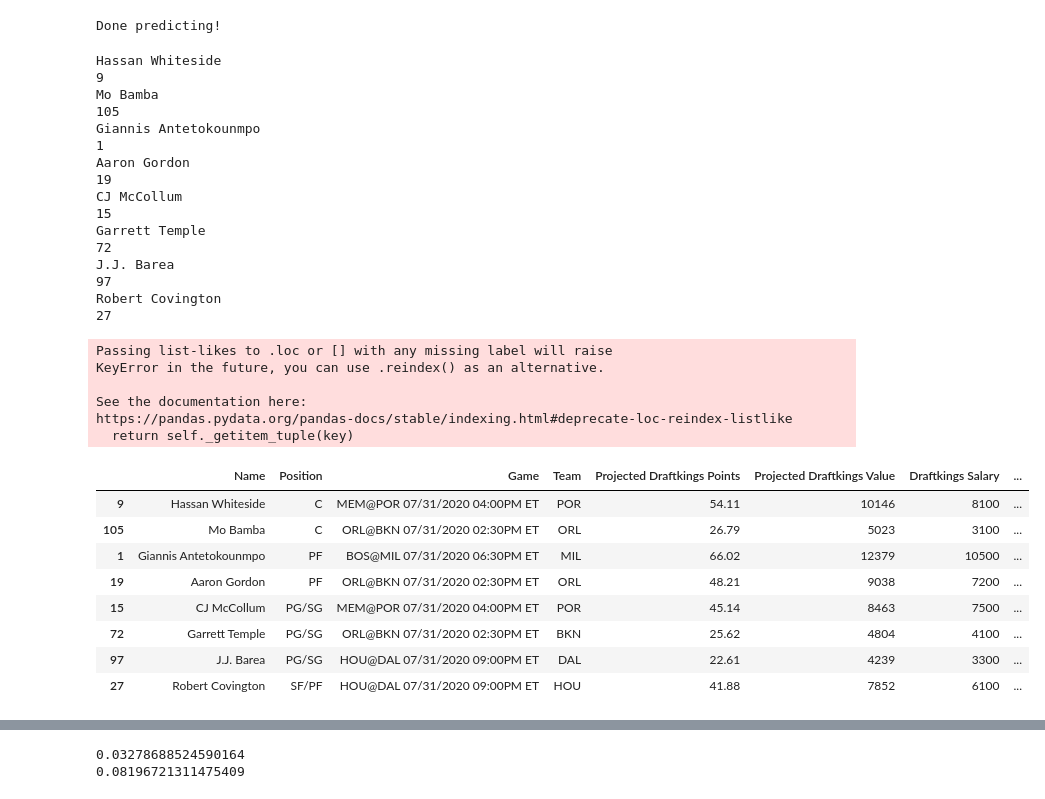
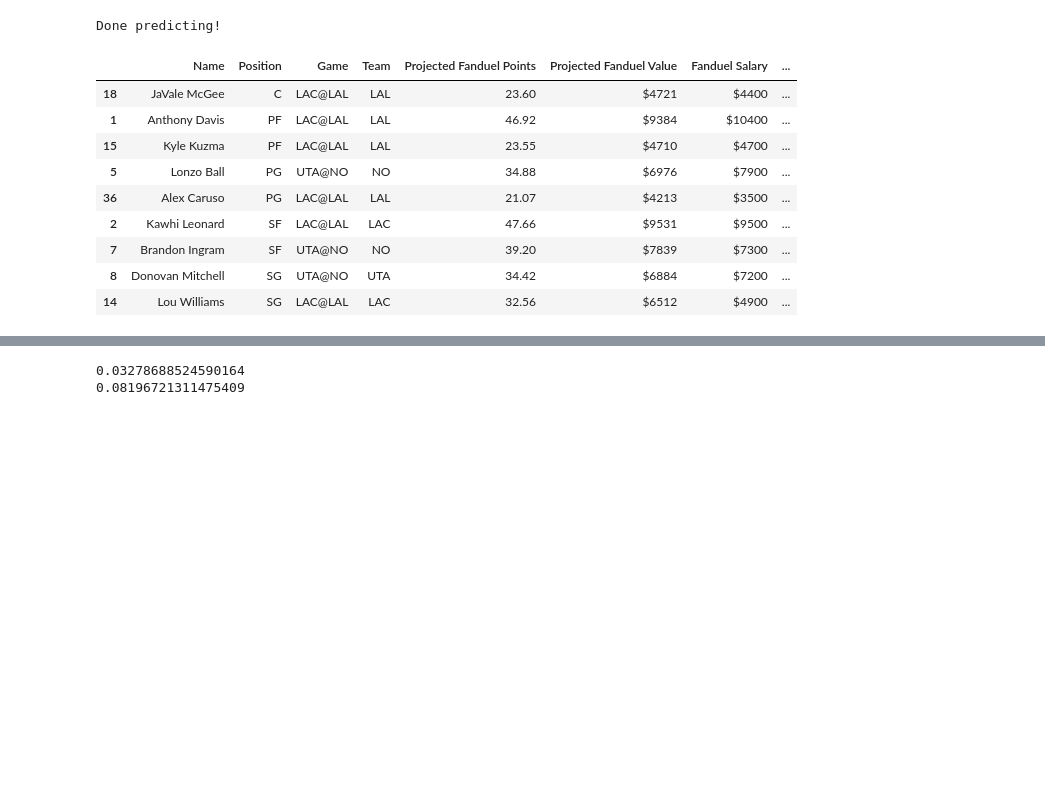
Before and after one commit to Shaviv-Hoffman-Lowitz/Sports-Analytics-Group-at-Berkeley-Machine-Learning-Project, a Jupyter notebook: final_model.ipynb, the cells around one changed output, grey strips where cells are left out. Drawn from its saved outputs; the diff is of its cells as text; code cells hidden in the pictures; blank space fills up the shorter version.

Commit message:
fixes in displaying value

```diff
--- a/final_model.ipynb
+++ b/final_model.ipynb
@@ -712,6 +712,7 @@ def optimal_lineup_fanduel_games(game_date, predictions, fanduel_csv, players_ou
     fanduel_data_with_predictions = fanduel_data.merge(predictions, left_on = "Nickname", right_on = "name").fillna("")
     fanduel_data_with_predictions["FPPG"] = fanduel_data_with_predictions["FPPG"].round(2)
     fanduel_data_with_predictions["Value above Market Value"] = fanduel_data_with_predictions["projected_value"] - fanduel_data_with_predictions["Salary"]
+    fanduel_data_with_predictions["Value above Market Value"] = np.where(fanduel_data_with_predictions["Value above Market Value"] < 0, '-$' + fanduel_data_with_predictions["Value above Market Value"].astype(str).str[1:], '$' + fanduel_data_with_predictions["Value above Market Value"].astype(str))
     fanduel_data_with_predictions_injuries = fanduel_data_with_predictions[fanduel_data_with_predictions["Injury Indicator"] != "O"]
     players_not_out = [(name not in players_out) for name in fanduel_data_with_predictions_injuries["Nickname"]]
     fanduel_data_with_predictions_injuries = fanduel_data_with_predictions_injuries[players_not_out]
@@ -726,6 +727,8 @@ def optimal_lineup_fanduel_games(game_date, predictions, fanduel_csv, players_ou
     for i in range(len(optimal_lineup)):
         if optimal_lineup[i] in ["Kentavious Caldwell Pope"]:
             optimal_lineup[i] = "Kentavious Caldwell-Pope"
+    fanduel_data_with_predictions_injuries["projected_value"] = ['$' + str(s) for s in fanduel_data_with_predictions_injuries["projected_value"]]
+    fanduel_data_with_predictions_injuries["Salary"] = ['$' + str(s) for s in fanduel_data_with_predictions_injuries["Salary"]]
     projs_in_optimal = [(fanduel_data_with_predictions_injuries.loc[i, "Nickname"] in optimal_lineup) for i in fanduel_data_with_predictions_injuries.index]
     lineup_return = fanduel_data_with_predictions_injuries[projs_in_optimal].sort_values(by=["Position"])
     lineup_return = lineup_return.loc[:, ["Nickname", "Position", "Game", "Team", 'projected_points', 'projected_value', "Salary", "Value above Market Value", 'projected_points_draftkings', 'projected_value_draftkings', "FPPG", '10_game_average', '3_game_average', "Injury Indicator", "Injury Details", "minutes", "made_two_point_field_goals", 'made_three_point_field_goals',
@@ -755,7 +758,9 @@ def optimal_lineup_draftkings_games(game_date, predictions, draftkings_csv, play
             predictions.loc[i, "name"] = difficult_names_map_draftkings[n]
     draftkings_data_with_predictions = draftkings_data.merge(predictions, left_on = "Name", right_on = "name")
     draftkings_data_with_predictions["AvgPointsPerGame"] = draftkings_data_with_predictions["AvgPointsPerGame"].round(2)
+    draftkings_data_with_predictions["Game Info"] = [g[:7] for g in draftkings_data_with_predictions["Game Info"]]
     draftkings_data_with_predictions["Value above Market Value"] = draftkings_data_with_predictions["projected_value_draftkings"] - draftkings_data_with_predictions["Salary"]
+    draftkings_data_with_predictions["Value above Market Value"] = np.where(draftkings_data_with_predictions["Value above Market Value"] < 0, '-$' + draftkings_data_with_predictions["Value above Market Value"].astype(str).str[1:], '$' + draftkings_data_with_predictions["Value above Market Value"].astype(str))
     draftkings_data_with_predictions_injuries = draftkings_data_with_predictions#[draftkings_data_with_predictions["Injury Indicator"] != "O"]
     players_not_out = [(name not in players_out) for name in draftkings_data_with_predictions_injuries["Name"]]
     draftkings_data_with_predictions_injuries = draftkings_data_with_predictions_injuries[players_not_out]
@@ -771,6 +776,8 @@ def optimal_lineup_draftkings_games(game_date, predictions, draftkings_csv, play
     for i in range(len(optimal_lineup)):
         if optimal_lineup[i] in ["Kentavious Caldwell Pope"]:
             optimal_lineup[i] = "Kentavious Caldwell-Pope"
+    draftkings_data_with_predictions_injuries["projected_value_draftkings"] = ['$' + str(s) for s in draftkings_data_with_predictions_injuries["projected_value_draftkings"]]
+    draftkings_data_with_predictions_injuries["Salary"] = ['$' + str(s) for s in draftkings_data_with_predictions_injuries["Salary"]]
     projs_in_optimal = [(draftkings_data_with_predictions_injuries.loc[i, "Name"] in optimal_lineup) for i in draftkings_data_with_predictions_injuries.index]
     lineup_return = draftkings_data_with_predictions_injuries[projs_in_optimal].sort_values(by=["Position"])
     lineup_return = lineup_return.loc[:, ["Name", "Position", "Game Info", "TeamAbbrev", 'projected_points', 'projected_value', 'projected_points_draftkings', 'projected_value_draftkings', "Salary", "Value above Market Value", "AvgPointsPerGame", '10_game_average', '3_game_average', "Injury Indicator", "Injury Details", "minutes", "made_two_point_field_goals", 'made_three_point_field_goals',
@@ -790,66 +797,46 @@ def optimal_lineup_draftkings_games(game_date, predictions, draftkings_csv, play
     injury_indicators = []
     injury_details = []
     for i in lineup_return.index:
         print(lineup_return.loc[i, "Name"])
         for n in fanduel_statlines.index:
             if fanduel_statlines.loc[n, "Name"] == lineup_return.loc[i, "Name"]:
                 print(i)
                 injury_indicators.append(fanduel_statlines.loc[n, "Injury Indicator"])
                 injury_details.append(fanduel_statlines.loc[n, "Injury Details"])
     lineup_return["Injury Indicator"] = injury_indicators
     lineup_return["Injury Details"] = injury_details
 
     lineup_return.to_csv("./AllCSVs/optimal_draftkings_lineup_" + str(game_date.month) + "_" + str(game_date.day) + "_" + str(game_date.year) + ".csv")
     return csv_return_dfs, csv_return_projections, lineup_return
 
 preds = pd.read_csv("./AllCSVs/predictions_for_07_30_2020_unplayed.csv")
 preds_1 = pd.read_csv("./AllCSVs/predictions_for_07_31_2020_unplayed.csv")
 
 fd_csv = "./AllCSVs/FanDuel-NBA-2020-07-30-46677-players-list.csv"
 fd_csv_1 = "./AllCSVs/FanDuel-NBA-2020-07-31-46839-players-list.csv"
 
 dk_csv = "./AllCSVs/DKSalaries_07302020.csv"
 dk_csv_1 = "./AllCSVs/DKSalaries_07312020.csv"
 
-# playerlist731 = pd.read_csv(dk_csv_1)
+preds310 = pd.read_csv("./AllCSVs/predictions_for_03_10_from_1_19_2020.csv")
+preds309 = pd.read_csv("./AllCSVs/predictions_for_03_09_from_1_19_2020.csv")
 # playerlist730 = pd.read_csv(dk_csv)
 # print(playerlist731[~playerlist731["Name"].isin(preds_1.name)])
 # print(playerlist730[~playerlist730["Name"].isin(preds.name)])
 
-optimal_lineup_draftkings_games(datetime(2020, 7, 31), preds_1, dk_csv_1, ["Kyrie Irving", "Kevin Durant", "LaMarcus Aldridge", "Bradley Beal", "DeAndre Jordan", "Spencer Dinwiddie", "Davis Bertans", "Eric Bledsoe"])[2]
+optimal_lineup_fanduel_games(datetime(2020, 7, 30), preds, fd_csv, [])[2]
 # %% [output]
 Done predicting!
-Hassan Whiteside
-9
-Mo Bamba
-105
-Giannis Antetokounmpo
-1
-Aaron Gordon
-19
-CJ McCollum
-15
-Garrett Temple
-72
-J.J. Barea
-97
-Robert Covington
-27
-Passing list-likes to .loc or [] with any missing label will raise
-KeyError in the future, you can use .reindex() as an alternative.
-
-See the documentation here:
-https://pandas.pydata.org/pandas-docs/stable/indexing.html#deprecate-loc-reindex-listlike
-  return self._getitem_tuple(key)
-|  | Name | Position | Game | Team | Projected Draftkings Points | Projected Draftkings Value | Draftkings Salary | ... |
-| 9 | Hassan Whiteside | C | MEM@POR 07/31/2020 04:00PM ET | POR | 54.11 | 10146 | 8100 | ... |
-| 105 | Mo Bamba | C | ORL@BKN 07/31/2020 02:30PM ET | ORL | 26.79 | 5023 | 3100 | ... |
-| 1 | Giannis Antetokounmpo | PF | BOS@MIL 07/31/2020 06:30PM ET | MIL | 66.02 | 12379 | 10500 | ... |
-| 19 | Aaron Gordon | PF | ORL@BKN 07/31/2020 02:30PM ET | ORL | 48.21 | 9038 | 7200 | ... |
-| 15 | CJ McCollum | PG/SG | MEM@POR 07/31/2020 04:00PM ET | POR | 45.14 | 8463 | 7500 | ... |
-| 72 | Garrett Temple | PG/SG | ORL@BKN 07/31/2020 02:30PM ET | BKN | 25.62 | 4804 | 4100 | ... |
-| 97 | J.J. Barea | PG/SG | HOU@DAL 07/31/2020 09:00PM ET | DAL | 22.61 | 4239 | 3300 | ... |
-| 27 | Robert Covington | SF/PF | HOU@DAL 07/31/2020 09:00PM ET | HOU | 41.88 | 7852 | 6100 | ... |
+|  | Name | Position | Game | Team | Projected Fanduel Points | Projected Fanduel Value | Fanduel Salary | ... |
+| 18 | JaVale McGee | C | LAC@LAL | LAL | 23.60 | $4721 | $4400 | ... |
+| 1 | Anthony Davis | PF | LAC@LAL | LAL | 46.92 | $9384 | $10400 | ... |
+| 15 | Kyle Kuzma | PF | LAC@LAL | LAL | 23.55 | $4710 | $4700 | ... |
+| 5 | Lonzo Ball | PG | UTA@NO | NO | 34.88 | $6976 | $7900 | ... |
+| 36 | Alex Caruso | PG | LAC@LAL | LAL | 21.07 | $4213 | $3500 | ... |
+| 2 | Kawhi Leonard | SF | LAC@LAL | LAC | 47.66 | $9531 | $9500 | ... |
+| 7 | Brandon Ingram | SF | UTA@NO | NO | 39.20 | $7839 | $7300 | ... |
+| 8 | Donovan Mitchell | SG | UTA@NO | UTA | 34.42 | $6884 | $7200 | ... |
+| 14 | Lou Williams | SG | LAC@LAL | LAC | 32.56 | $6512 | $4900 | ... |
 # %%
 difficult_names_map_fanduel = {"Luka Dončić": "Luka Doncic",
                        "Luka Šamanić": "Luka Samanic",
```
Also changed, not shown: parts of 3 cells of this notebook, 8 other files.
